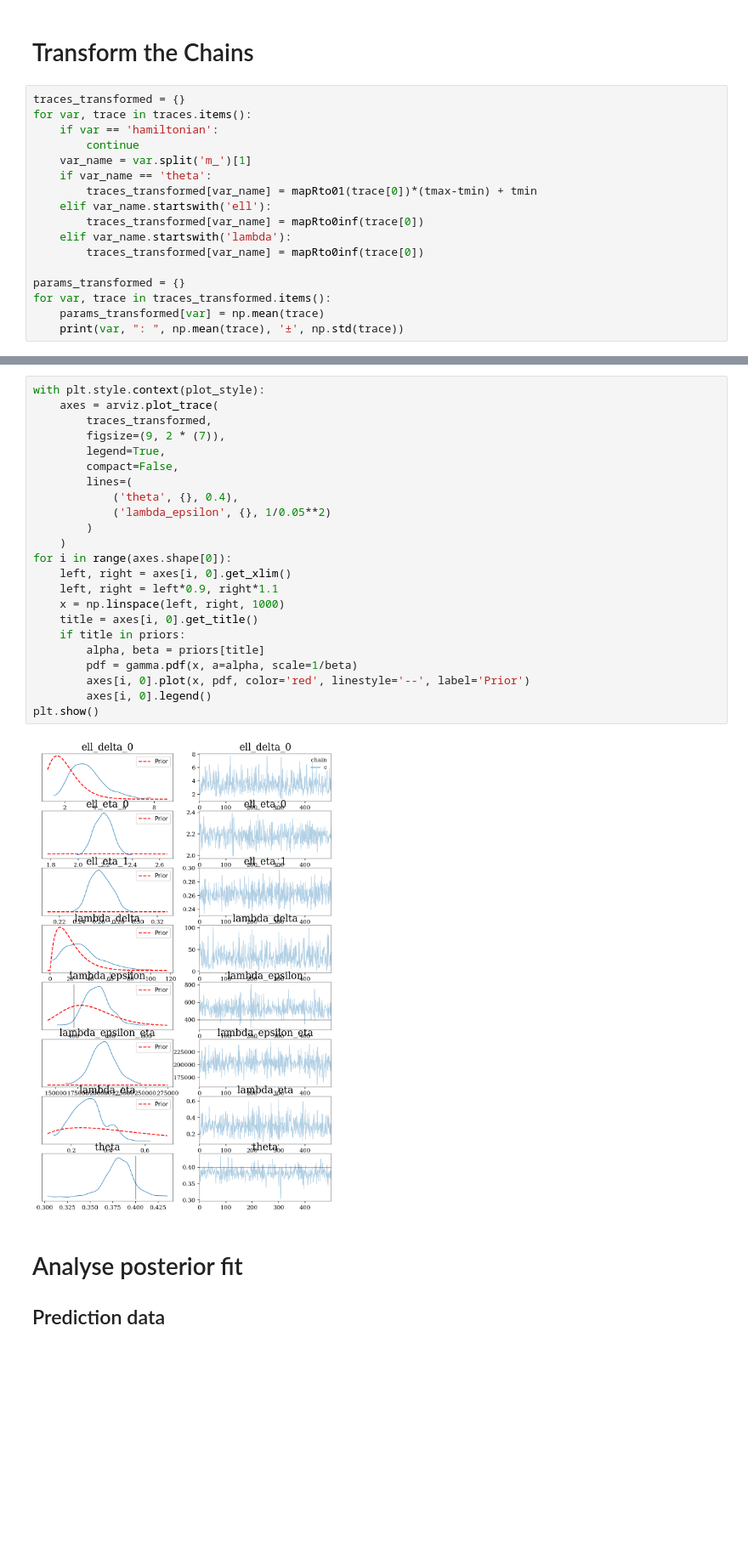
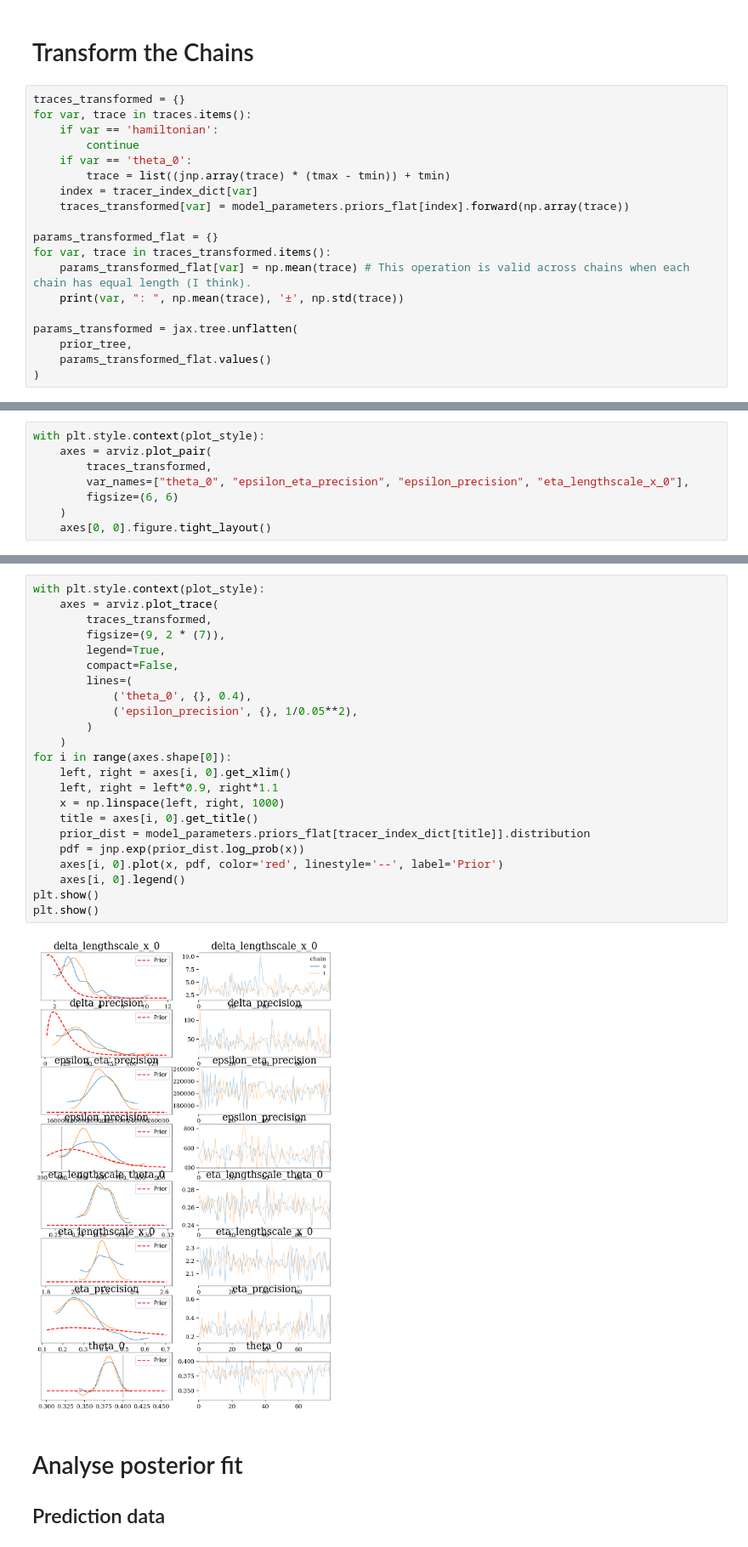
Before and after one commit to jamesbriant/BayesianCalibrationExamples, a Jupyter notebook: presentable/HMC-toymodel.ipynb, the cells around one changed output, grey strips where cells are left out. Shown at 85% size. Saved outputs shown, nothing was run; the diff lists cells and outputs as text; blank space fills up the shorter version.

```diff
--- a/presentable/HMC-toymodel.ipynb
+++ b/presentable/HMC-toymodel.ipynb
@@ -188,16 +310,18 @@ traces_transformed = {}
 for var, trace in traces.items():
     if var == 'hamiltonian':
         continue
-    var_name = var.split('m_')[1]
-    if var_name == 'theta':
-        traces_transformed[var_name] = mapRto01(trace[0])*(tmax-tmin) + tmin
-    elif var_name.startswith('ell'):
-        traces_transformed[var_name] = mapRto0inf(trace[0])
-    elif var_name.startswith('lambda'):
-        traces_transformed[var_name] = mapRto0inf(trace[0])
+    if var == 'theta_0':
+        trace = list((jnp.array(trace) * (tmax - tmin)) + tmin)
+    index = tracer_index_dict[var]
+    traces_transformed[var] = model_parameters.priors_flat[index].forward(np.array(trace))
 
-params_transformed = {}
+params_transformed_flat = {}
 for var, trace in traces_transformed.items():
-    params_transformed[var] = np.mean(trace)
+    params_transformed_flat[var] = np.mean(trace) # This operation is valid across chains when each chain has equal length (I think).
     print(var, ": ", np.mean(trace), '±', np.std(trace))
+
+params_transformed = jax.tree.unflatten(
+    prior_tree,
+    params_transformed_flat.values()
+)
 # %% [output]
@@ -238,0 +348,8 @@ priors = {
+# %%
+with plt.style.context(plot_style):
+    axes = arviz.plot_pair(
+        traces_transformed,
+        var_names=["theta_0", "epsilon_eta_precision", "epsilon_precision", "eta_lengthscale_x_0"],
+        figsize=(6, 6)
+    )
+    axes[0, 0].figure.tight_layout()
@@ -239,28 +358,28 @@ priors = {
 # %%
 with plt.style.context(plot_style):
     axes = arviz.plot_trace(
         traces_transformed,
         figsize=(9, 2 * (7)),
         legend=True,
         compact=False,
         lines=(
-            ('theta', {}, 0.4),
-            ('lambda_epsilon', {}, 1/0.05**2)
+            ('theta_0', {}, 0.4),
+            ('epsilon_precision', {}, 1/0.05**2),
         )
     )
 for i in range(axes.shape[0]):
     left, right = axes[i, 0].get_xlim()
     left, right = left*0.9, right*1.1
     x = np.linspace(left, right, 1000)
     title = axes[i, 0].get_title()
-    if title in priors:
-        alpha, beta = priors[title]
-        pdf = gamma.pdf(x, a=alpha, scale=1/beta)
-        axes[i, 0].plot(x, pdf, color='red', linestyle='--', label='Prior')
-        axes[i, 0].legend()
+    prior_dist = model_parameters.priors_flat[tracer_index_dict[title]].distribution
+    pdf = jnp.exp(prior_dist.log_prob(x))
+    axes[i, 0].plot(x, pdf, color='red', linestyle='--', label='Prior')
+    axes[i, 0].legend()
 plt.show()
+plt.show()
 # %% [output]
-[figure, old version]
+[figure, new version]
 # %% [markdown]
 # Analyse posterior fit
 
```
Also changed, not shown: parts of 37 cells of this notebook, 13 other files.
